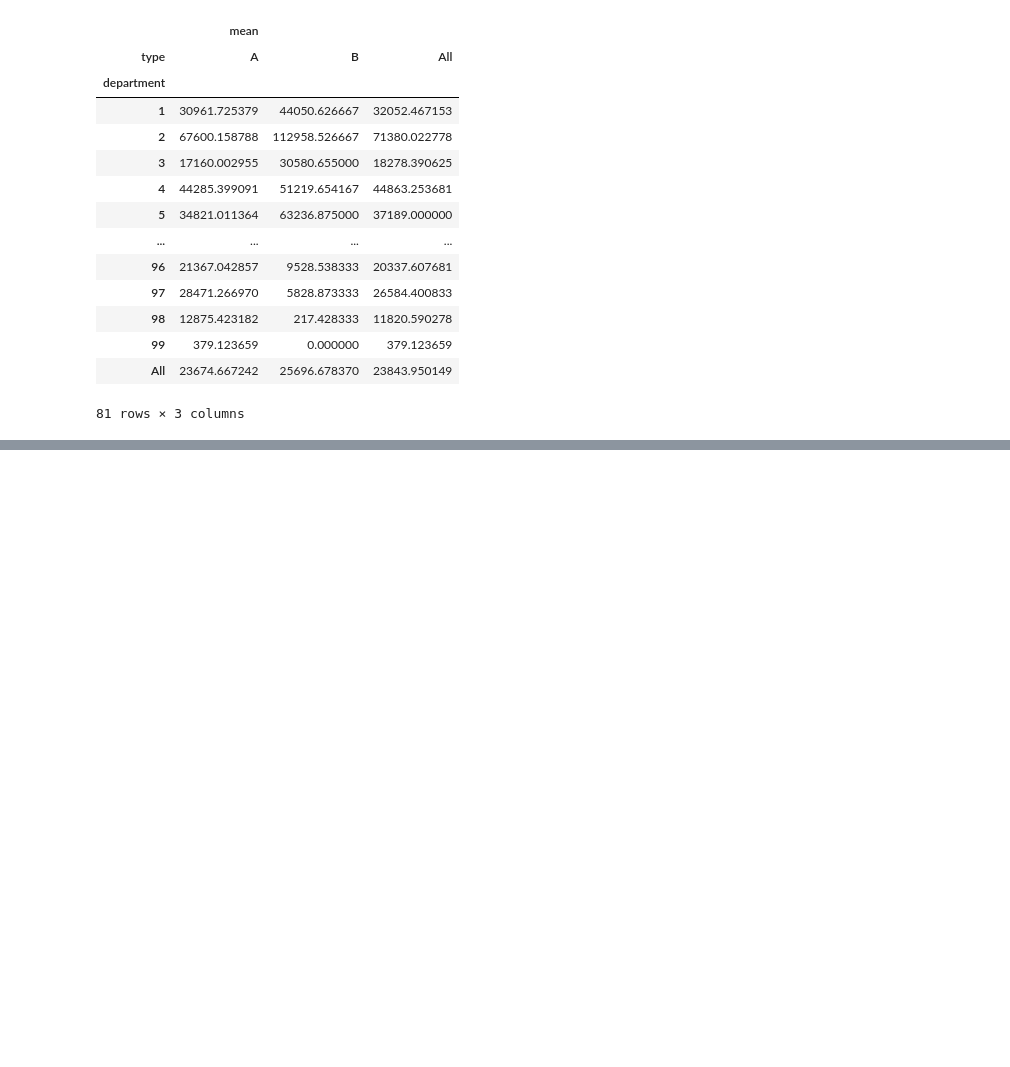
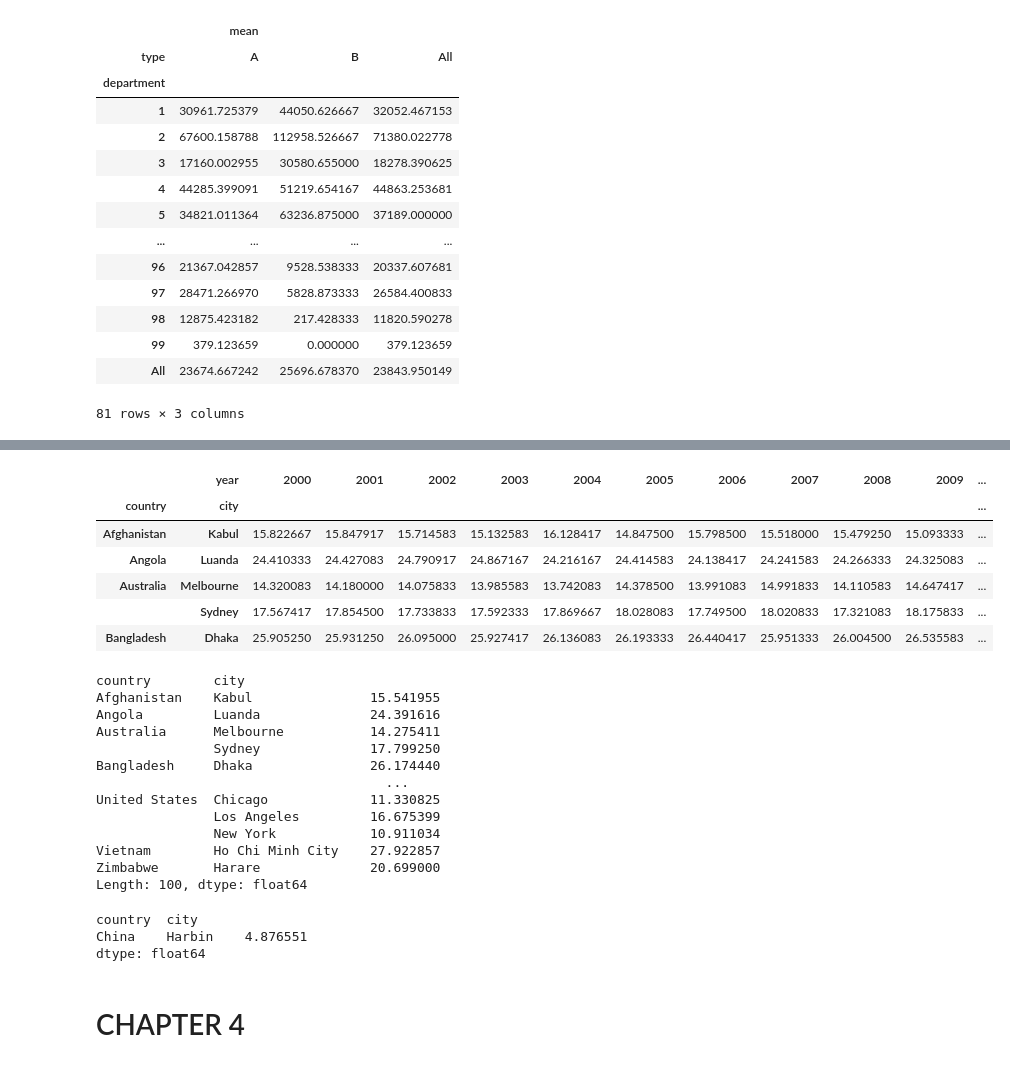
Before and after one commit to muhdminhaz/DATACAMP, a Jupyter notebook: DATA MANIPULATION/C_1/data manipulation with python.ipynb, the cells around one changed output, grey strips where cells are left out. Drawn from its saved outputs; the diff is of its cells as text; code cells hidden in the pictures; blank space fills up the shorter version.

Commit message:
Chapter 3

```diff
--- a/DATA MANIPULATION/C_1/data manipulation with python.ipynb
+++ b/DATA MANIPULATION/C_1/data manipulation with python.ipynb
@@ -333,0 +748,33 @@ display(department_type_pivot)
+# %%
+display(pivoit_by_year.head())
+city_col=pivoit_by_year.mean(axis=1)
+display(city_col)
+# %% [output]
+|  | year | 2000 | 2001 | 2002 | 2003 | 2004 | 2005 | 2006 | 2007 | 2008 | 2009 | ... |
+| country | city |  |  |  |  |  |  |  |  |  |  | ... |
+| Afghanistan | Kabul | 15.822667 | 15.847917 | 15.714583 | 15.132583 | 16.128417 | 14.847500 | 15.798500 | 15.518000 | 15.479250 | 15.093333 | ... |
+| Angola | Luanda | 24.410333 | 24.427083 | 24.790917 | 24.867167 | 24.216167 | 24.414583 | 24.138417 | 24.241583 | 24.266333 | 24.325083 | ... |
+| Australia | Melbourne | 14.320083 | 14.180000 | 14.075833 | 13.985583 | 13.742083 | 14.378500 | 13.991083 | 14.991833 | 14.110583 | 14.647417 | ... |
+|  | Sydney | 17.567417 | 17.854500 | 17.733833 | 17.592333 | 17.869667 | 18.028083 | 17.749500 | 18.020833 | 17.321083 | 18.175833 | ... |
+| Bangladesh | Dhaka | 25.905250 | 25.931250 | 26.095000 | 25.927417 | 26.136083 | 26.193333 | 26.440417 | 25.951333 | 26.004500 | 26.535583 | ... |
+country        city
+Afghanistan    Kabul               15.541955
+Angola         Luanda              24.391616
+Australia      Melbourne           14.275411
+               Sydney              17.799250
+Bangladesh     Dhaka               26.174440
+                                     ...
+United States  Chicago             11.330825
+               Los Angeles         16.675399
+               New York            10.911034
+Vietnam        Ho Chi Minh City    27.922857
+Zimbabwe       Harare              20.699000
+Length: 100, dtype: float64
+# %%
+city_col[city_col==city_col.min()]
+# %% [output]
+country  city
+China    Harbin    4.876551
+dtype: float64
+# %% [markdown]
+# CHAPTER 4
```
Also changed, not shown: parts of 24 cells of this notebook.
